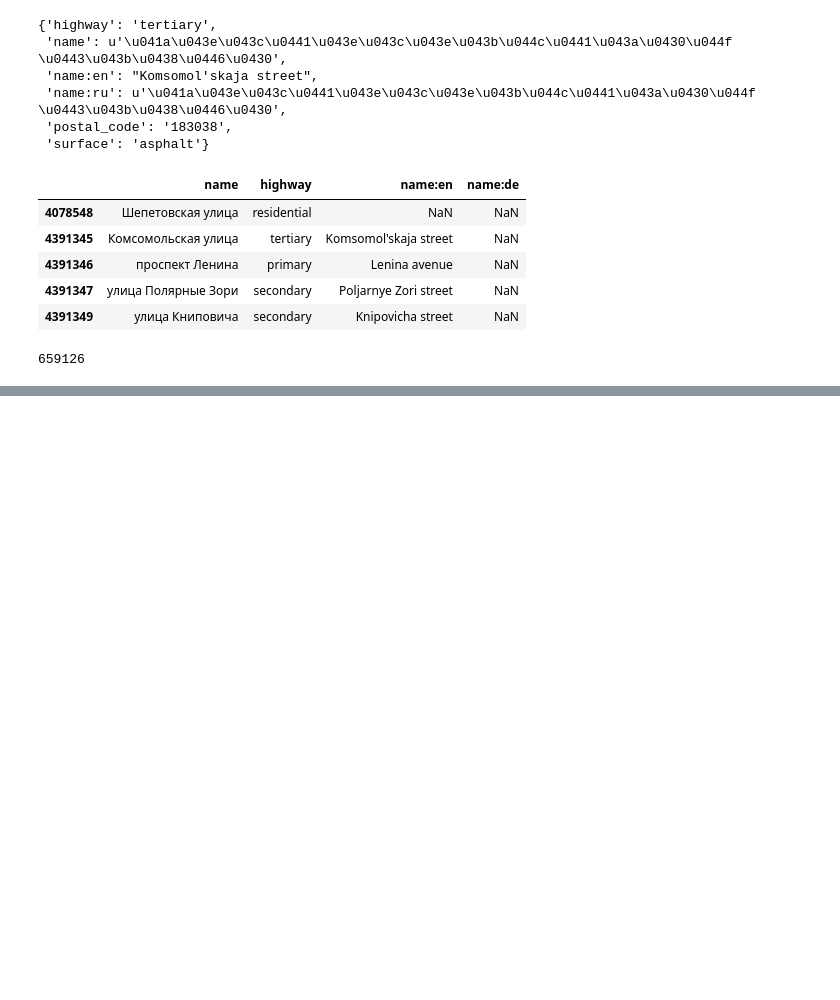
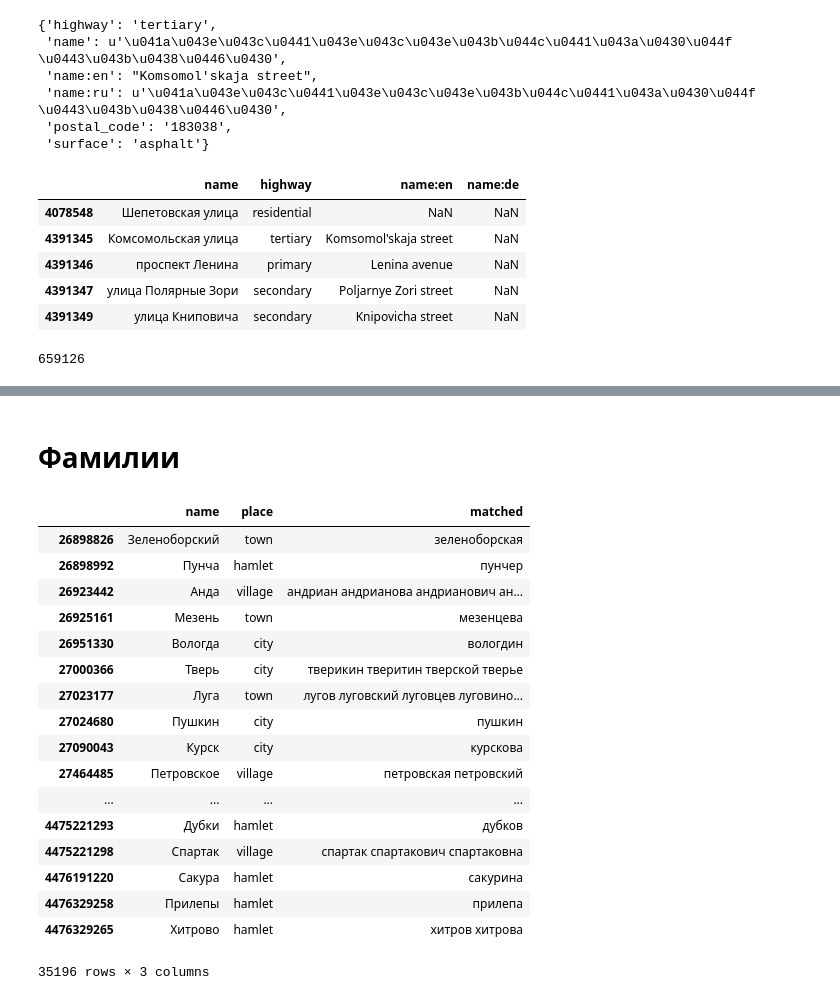
Before and after one commit to moskupols/osm-toponyms, a Jupyter notebook: api-usage-example.ipynb, the cells around one changed output, grey strips where cells are left out. Saved outputs shown, nothing was run; the diff lists cells and outputs as text; code cells hidden in the pictures; blank space fills up the shorter version.

```diff
--- a/api-usage-example.ipynb
+++ b/api-usage-example.ipynb
@@ -138,0 +230,2 @@ len(persons)
+# %% [markdown]
+# Фамилии
@@ -138,0 +235,54 @@ len(persons)
+# %%
+raw_surnames = []
+for i in range(1, 36):
+    page = requests.get('http://allfamilii.narod.ru/{}.htm'.format(i))
+    parser = bs4.BeautifulSoup(page.text)
+    text = parser.select_one('fieldset p').text
+    raw_surnames.extend(text.split(', '))
+# %%
+surnames = pd.DataFrame(
+    pd.Series(raw_surnames)
+        .str.strip()
+        .str.strip(',')
+        .str.lower()
+        .str.replace(u'ё', u'е')
+        .sort_values().unique()[2:],
+    columns=['surname'],
+)
+# %%
+import marisa_trie
+trie = marisa_trie.Trie(iter(surnames.surname))
+
+import Stemmer
+stemmer = Stemmer.Stemmer('russian')
+
+@lru_cache()
+def similar_surnames(word):
+    if word is None:
+        return None
+    stem = stemmer.stemWord(word)
+    keys = trie.keys(unicode(stem))
+    return ' '.join(keys) if len(keys) else None
+# %%
+places['matched'] = places.name.str.lower().map(similar_surnames)
+# %%
+places[places.matched.notnull()]
+# %% [output]
+|  | name | place | matched |
+| 26898826 | Зеленоборский | town | зеленоборская |
+| 26898992 | Пунча | hamlet | пунчер |
+| 26923442 | Анда | village | андриан андрианова андрианович ан... |
+| 26925161 | Мезень | town | мезенцева |
+| 26951330 | Вологда | city | вологдин |
+| 27000366 | Тверь | city | тверикин тверитин тверской тверье |
+| 27023177 | Луга | town | лугов луговский луговцев луговино... |
+| 27024680 | Пушкин | city | пушкин |
+| 27090043 | Курск | city | курскова |
+| 27464485 | Петровское | village | петровская петровский |
+| ... | ... | ... | ... |
+| 4475221293 | Дубки | hamlet | дубков |
+| 4475221298 | Спартак | village | спартак спартакович спартаковна |
+| 4476191220 | Сакура | hamlet | сакурина |
+| 4476329258 | Прилепы | hamlet | прилепа |
+| 4476329265 | Хитрово | hamlet | хитров хитрова |
+35196 rows × 3 columns
```
Also changed, not shown: parts of 22 cells of this notebook.
